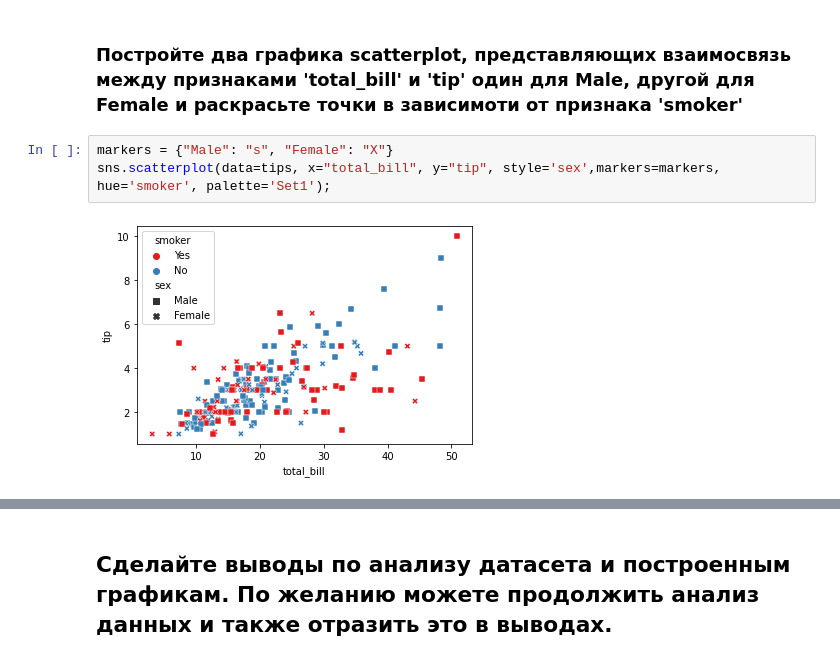
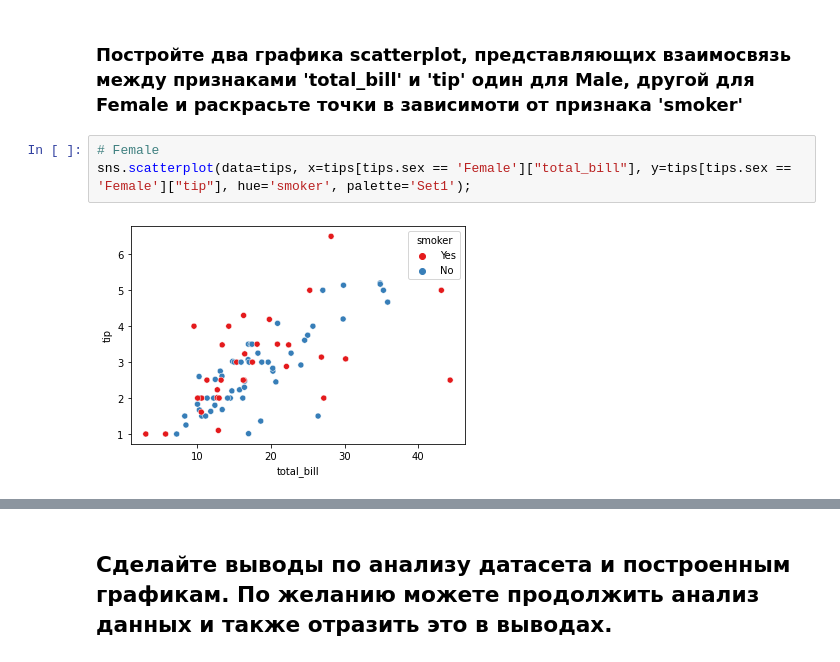
Before and after one commit to SofaKondrateva/OTUS, a Jupyter notebook: hw-3/hw-3.ipynb, the cells around one changed output, grey strips where cells are left out. Saved outputs shown, nothing was run; the diff lists cells and outputs as text.

```diff
--- a/hw-3/hw-3.ipynb
+++ b/hw-3/hw-3.ipynb
@@ -215,7 +216,7 @@ sns.histplot(data=tips, x='tip', hue='time', multiple="dodge", shrink=.8);
 # %% [markdown]
 ### Постройте два графика scatterplot, представляющих взаимосвязь между признаками 'total_bill' и 'tip' один для Male, другой для Female и раскрасьте точки в зависимоти от признака 'smoker'
 # %%
-markers = {"Male": "s", "Female": "X"}
-sns.scatterplot(data=tips, x="total_bill", y="tip", style='sex',markers=markers, hue='smoker', palette='Set1');
+# Female
+sns.scatterplot(data=tips, x=tips[tips.sex == 'Female']["total_bill"], y=tips[tips.sex == 'Female']["tip"], hue='smoker', palette='Set1');
 # %% [output]
-[figure, old version]
+[figure, new version]
```
Also changed, not shown: parts of 3 cells of this notebook.
